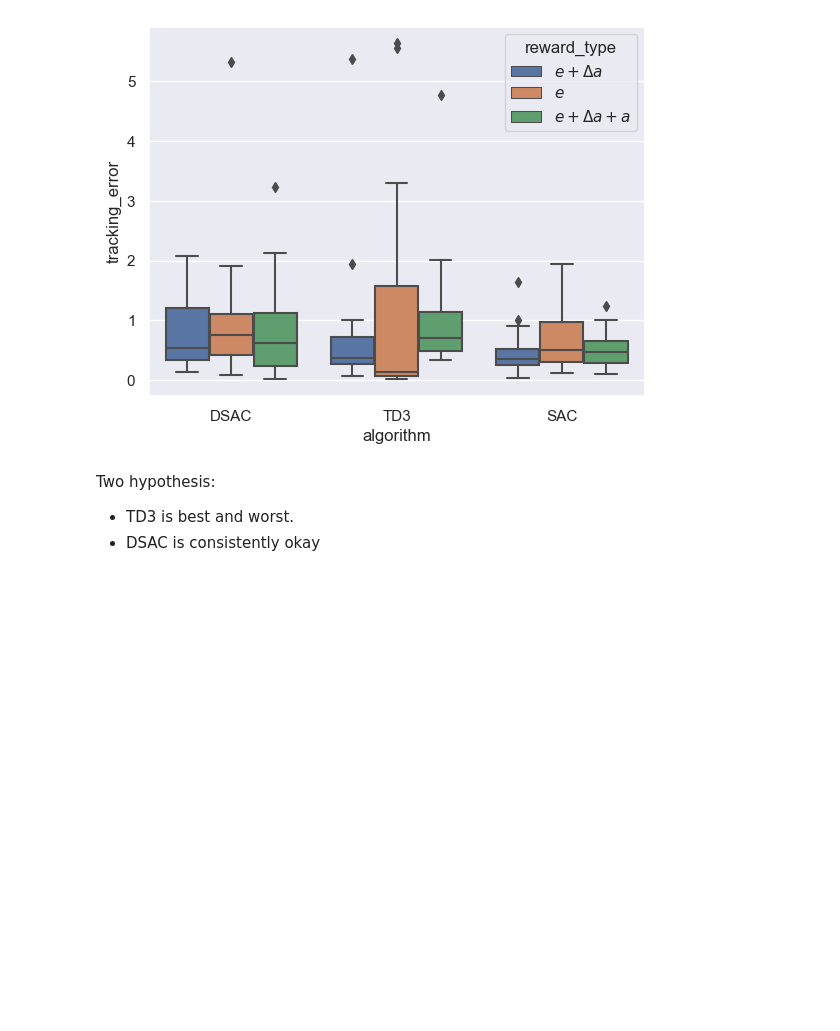
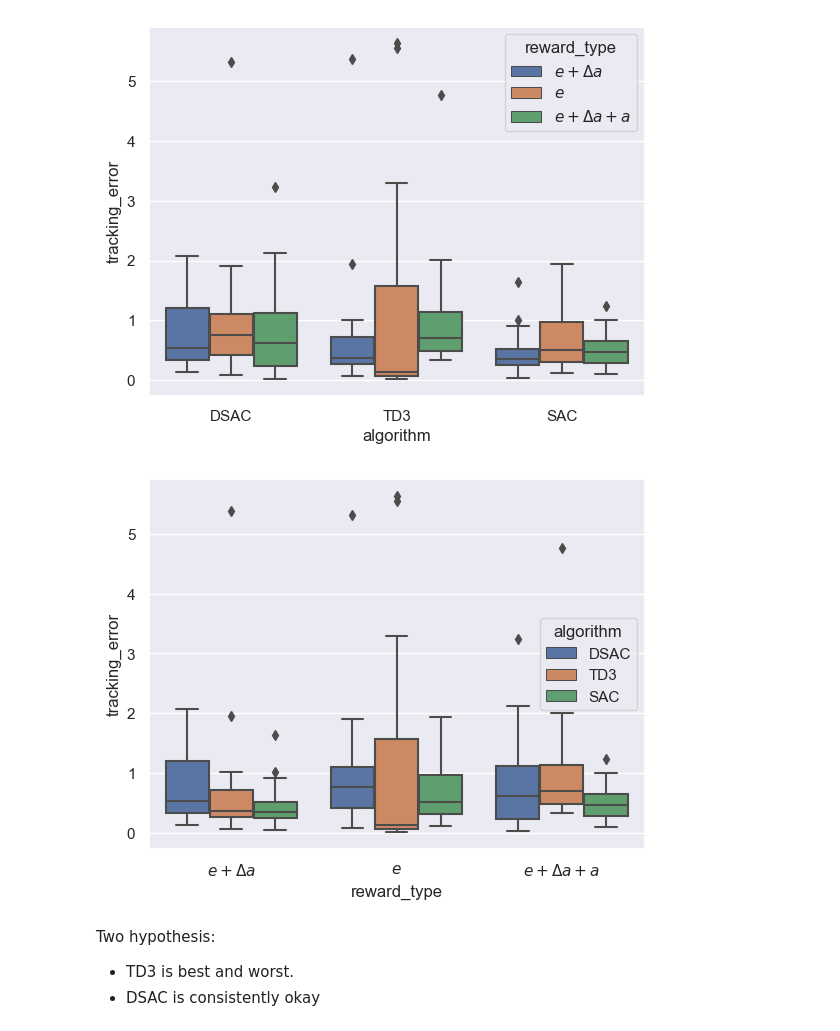
Before and after one commit to iamlucasvieira/HybridRL-FlightControl, a Jupyter notebook: notebooks/best_reward.ipynb, the cells around one changed output. Cells and saved outputs as stored; diff of their text form; code cells hidden in the pictures; blank space fills up the shorter version.

```diff
--- a/notebooks/best_reward.ipynb
+++ b/notebooks/best_reward.ipynb
@@ -81,6 +81,10 @@ sns.catplot(data=df_learn.iloc[convergence_id], x="algorithm", y="rollout/ep_len
 sns.boxplot(data=df_ep.groupby(["run", "algorithm", "reward_type"])["tracking_error"].sum().reset_index(), x="algorithm", y="tracking_error", hue="reward_type");
 # %% [output]
 [figure]
+# %%
+sns.boxplot(data=df_ep.groupby(["run", "algorithm", "reward_type"])["tracking_error"].sum().reset_index(), x="reward_type", y="tracking_error", hue="algorithm");
+# %% [output]
+[figure, added]
 # %% [markdown]
 Two hypothesis:
 - TD3 is best and worst.
```
Also changed, not shown: parts of 6 cells of this notebook, 2 other files.
